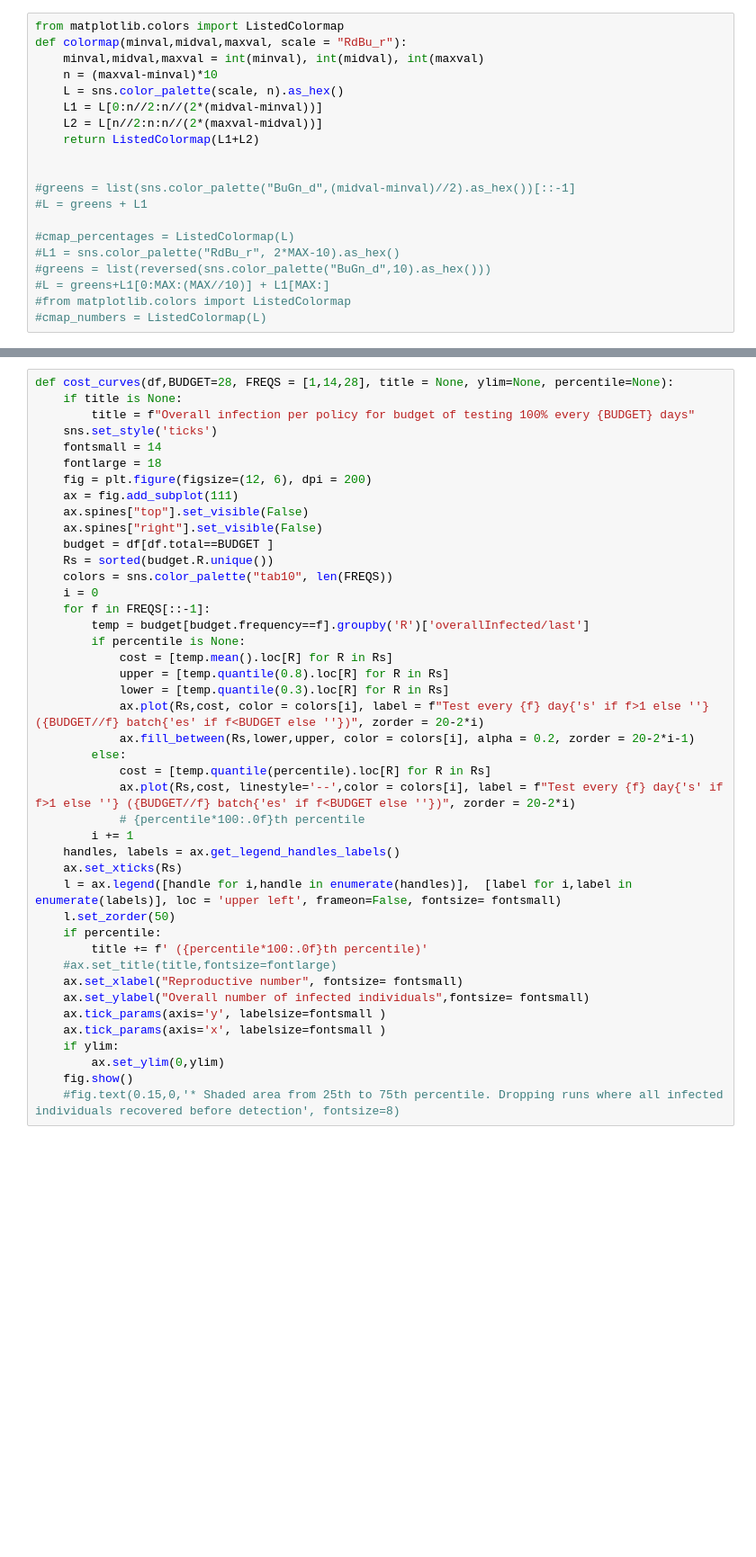
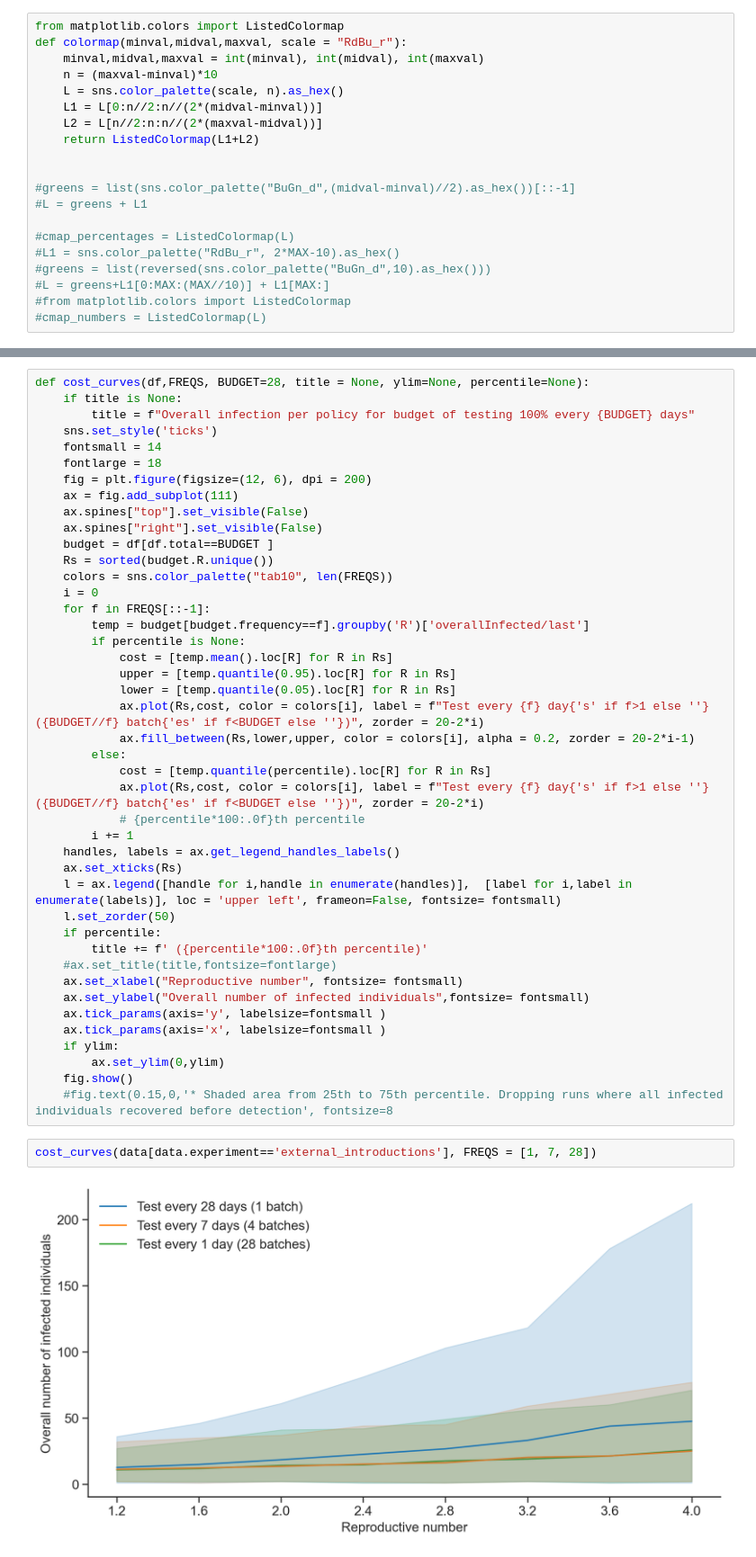
Before and after one commit to haixiaowang/seirsplus, a Jupyter notebook: Barabasi_Albert.ipynb, the cells around one changed output, grey strips where cells are left out. Shown at 90% size. Drawn from its saved outputs; the diff is of its cells as text; blank space fills up the shorter version.

```diff
--- a/Barabasi_Albert.ipynb
+++ b/Barabasi_Albert.ipynb
@@ -482,7 +499,7 @@ heatmap(data[(data.experiment=='varying_total') & (data.total>1)],'total','Daily
 [ 2  7 14 28 35 42]
 [figure]
 # %%
-def cost_curves(df,BUDGET=28, FREQS = [1,14,28], title = None, ylim=None, percentile=None):
+def cost_curves(df,FREQS, BUDGET=28, title = None, ylim=None, percentile=None):
     if title is None:
         title = f"Overall infection per policy for budget of testing 100% every {BUDGET} days"
     sns.set_style('ticks')
@@ -500,13 +517,13 @@ def cost_curves(df,BUDGET=28, FREQS = [1,14,28], title = None, ylim=None, percen
         temp = budget[budget.frequency==f].groupby('R')['overallInfected/last']
         if percentile is None:
             cost = [temp.mean().loc[R] for R in Rs]
-            upper = [temp.quantile(0.8).loc[R] for R in Rs]
-            lower = [temp.quantile(0.3).loc[R] for R in Rs]
+            upper = [temp.quantile(0.95).loc[R] for R in Rs]
+            lower = [temp.quantile(0.05).loc[R] for R in Rs]
             ax.plot(Rs,cost, color = colors[i], label = f"Test every {f} day{'s' if f>1 else ''} ({BUDGET//f} batch{'es' if f<BUDGET else ''})", zorder = 20-2*i)
             ax.fill_between(Rs,lower,upper, color = colors[i], alpha = 0.2, zorder = 20-2*i-1)
         else:
             cost = [temp.quantile(percentile).loc[R] for R in Rs]
-            ax.plot(Rs,cost, linestyle='--',color = colors[i], label = f"Test every {f} day{'s' if f>1 else ''} ({BUDGET//f} batch{'es' if f<BUDGET else ''})", zorder = 20-2*i)
+            ax.plot(Rs,cost, color = colors[i], label = f"Test every {f} day{'s' if f>1 else ''} ({BUDGET//f} batch{'es' if f<BUDGET else ''})", zorder = 20-2*i)
             # {percentile*100:.0f}th percentile
         i += 1
     handles, labels = ax.get_legend_handles_labels()
@@ -523,7 +540,11 @@ def cost_curves(df,BUDGET=28, FREQS = [1,14,28], title = None, ylim=None, percen
     if ylim:
         ax.set_ylim(0,ylim)
     fig.show()
-    #fig.text(0.15,0,'* Shaded area from 25th to 75th percentile. Dropping runs where all infected individuals recovered before detection', fontsize=8)
+    #fig.text(0.15,0,'* Shaded area from 25th to 75th percentile. Dropping runs where all infected individuals recovered before detection', fontsize=8
+# %%
+cost_curves(data[data.experiment=='external_introductions'], FREQS = [1, 7, 28])
+# %% [output]
+[figure, added]
 # %%
 # random partition
 
```
Also changed, not shown: parts of 16 cells of this notebook, 31 other files.
